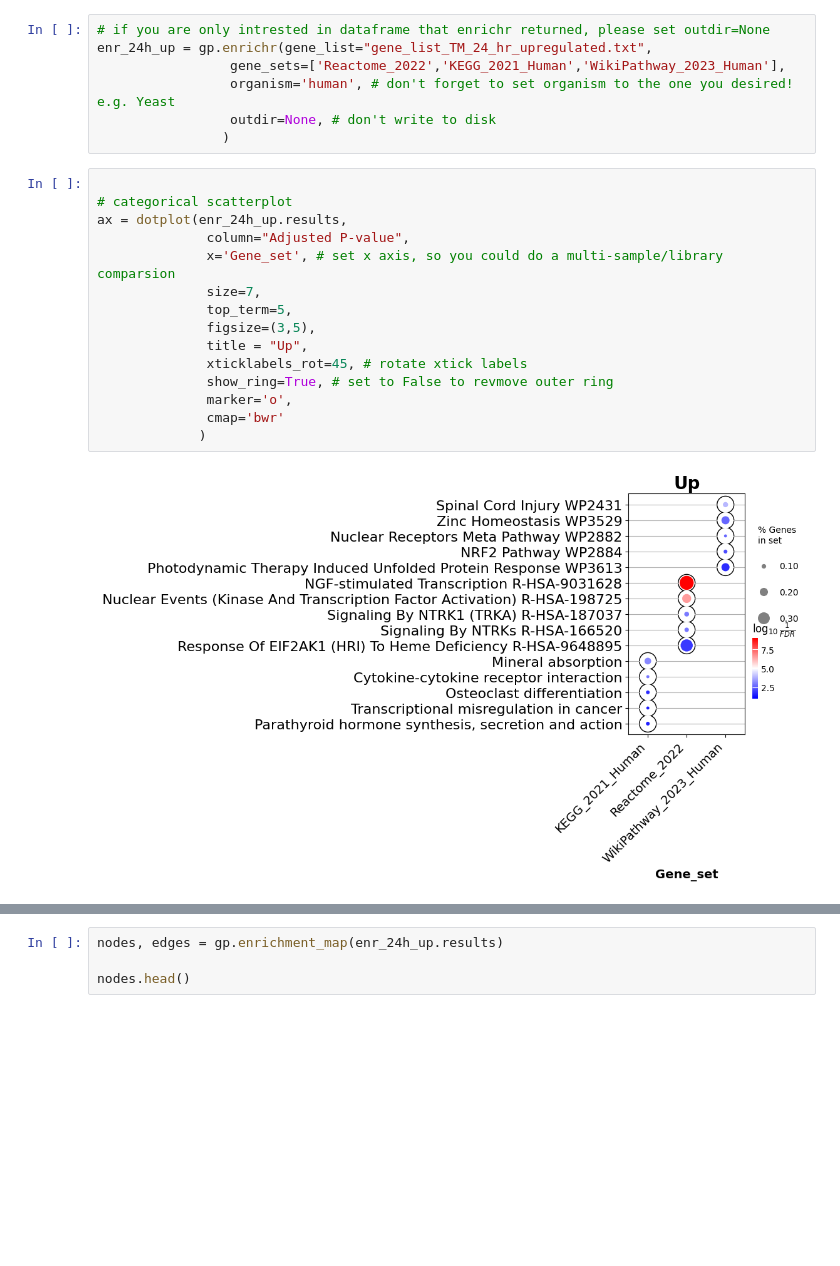
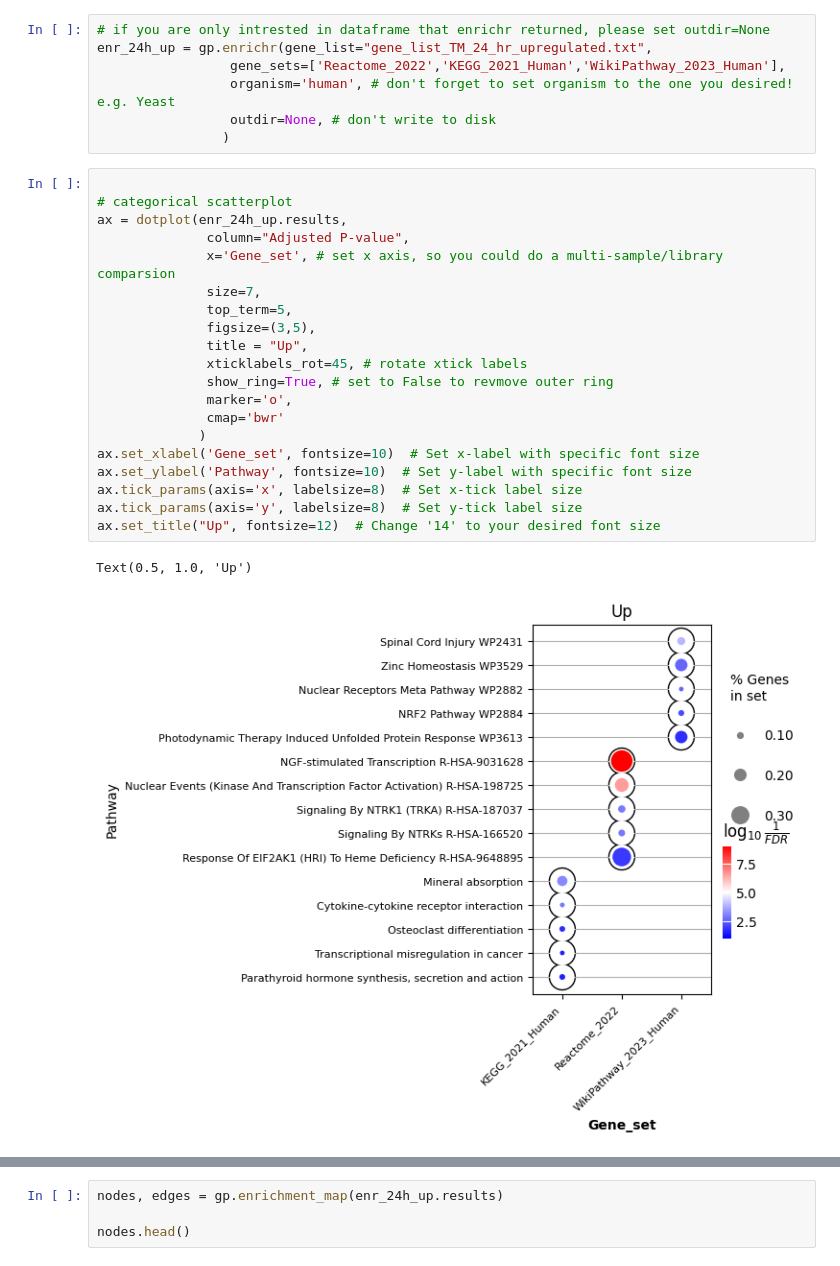
Before and after one commit to esaghapour/Temporal_GeneTerrain, a Jupyter notebook: Gene_set_enrichment_analysis__Temporal_Visualization.ipynb, the cells around one changed output, grey strips where cells are left out. Drawn from its saved outputs; the diff is of its cells as text; blank space fills up the shorter version.

```diff
--- a/Gene_set_enrichment_analysis__Temporal_Visualization.ipynb
+++ b/Gene_set_enrichment_analysis__Temporal_Visualization.ipynb
@@ -150,20 +160,26 @@ enr_24h_up = gp.enrichr(gene_list="gene_list_TM_24_hr_upregulated.txt",
 # %%
 
 # categorical scatterplot
 ax = dotplot(enr_24h_up.results,
               column="Adjusted P-value",
               x='Gene_set', # set x axis, so you could do a multi-sample/library comparsion
               size=7,
               top_term=5,
               figsize=(3,5),
               title = "Up",
               xticklabels_rot=45, # rotate xtick labels
               show_ring=True, # set to False to revmove outer ring
               marker='o',
               cmap='bwr'
              )
+ax.set_xlabel('Gene_set', fontsize=10)  # Set x-label with specific font size
+ax.set_ylabel('Pathway', fontsize=10)  # Set y-label with specific font size
+ax.tick_params(axis='x', labelsize=8)  # Set x-tick label size
+ax.tick_params(axis='y', labelsize=8)  # Set y-tick label size
+ax.set_title("Up", fontsize=12)  # Change '14' to your desired font size
 # %% [output]
+Text(0.5, 1.0, 'Up')
-[figure, old version]
+[figure, new version]
 # %%
 # categorical scatterplot
 ax = barplot(enr_24h_up.results,
```
Also changed, not shown: parts of 5 cells of this notebook.
